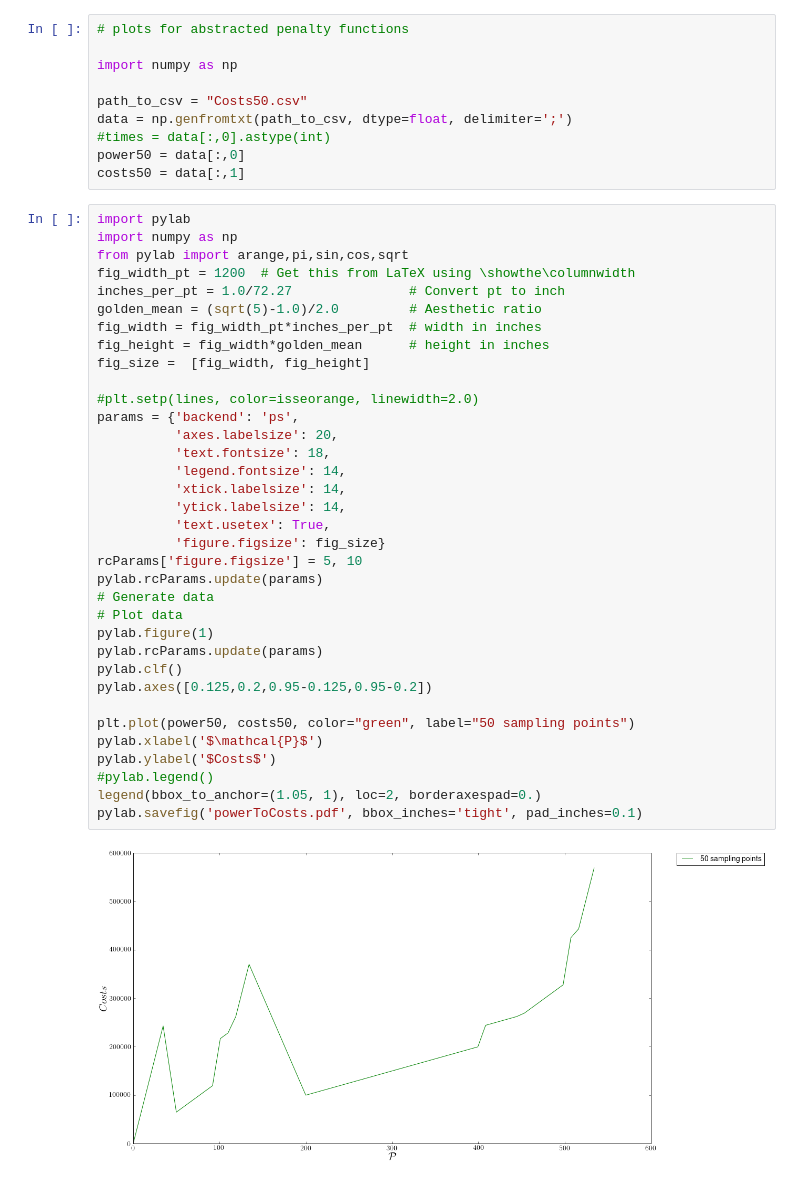
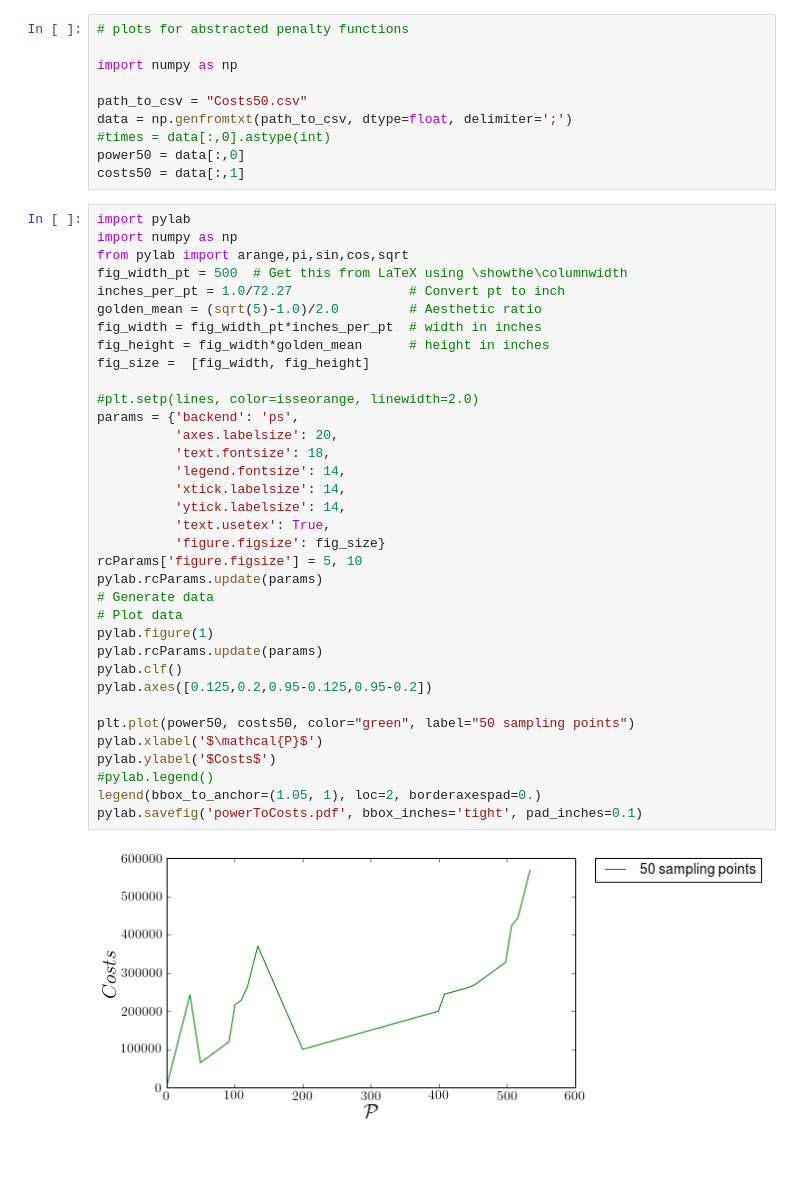
Before and after one commit to Alexander-Schiendorfer/learning-for-sampling, a Jupyter notebook: ipython-notebooks/PlotCosts.ipynb, the cells around one changed output. Cells and saved outputs as stored; diff of their text form; blank space fills up the shorter version.

```diff
--- a/ipython-notebooks/PlotCosts.ipynb
+++ b/ipython-notebooks/PlotCosts.ipynb
@@ -12,39 +12,39 @@ costs50 = data[:,1]
 import pylab
 import numpy as np
 from pylab import arange,pi,sin,cos,sqrt
-fig_width_pt = 1200  # Get this from LaTeX using \showthe\columnwidth
+fig_width_pt = 500  # Get this from LaTeX using \showthe\columnwidth
 inches_per_pt = 1.0/72.27               # Convert pt to inch
 golden_mean = (sqrt(5)-1.0)/2.0         # Aesthetic ratio
 fig_width = fig_width_pt*inches_per_pt  # width in inches
 fig_height = fig_width*golden_mean      # height in inches
 fig_size =  [fig_width, fig_height]
 
 #plt.setp(lines, color=isseorange, linewidth=2.0)
 params = {'backend': 'ps',
           'axes.labelsize': 20,
           'text.fontsize': 18,
           'legend.fontsize': 14,
           'xtick.labelsize': 14,
           'ytick.labelsize': 14,
           'text.usetex': True,
           'figure.figsize': fig_size}
 rcParams['figure.figsize'] = 5, 10
 pylab.rcParams.update(params)
 # Generate data
 # Plot data
 pylab.figure(1)
 pylab.rcParams.update(params)
 pylab.clf()
 pylab.axes([0.125,0.2,0.95-0.125,0.95-0.2])
 
 plt.plot(power50, costs50, color="green", label="50 sampling points")
 pylab.xlabel('$\mathcal{P}$')
 pylab.ylabel('$Costs$')
 #pylab.legend()
 legend(bbox_to_anchor=(1.05, 1), loc=2, borderaxespad=0.)
 pylab.savefig('powerToCosts.pdf', bbox_inches='tight', pad_inches=0.1)
 # %% [output]
-[figure, old version]
+[figure, new version]
 # %%
 # simulate sampling at fewer points
 
```
Also changed, not shown: parts of 1 cell of this notebook, 3 other files.
